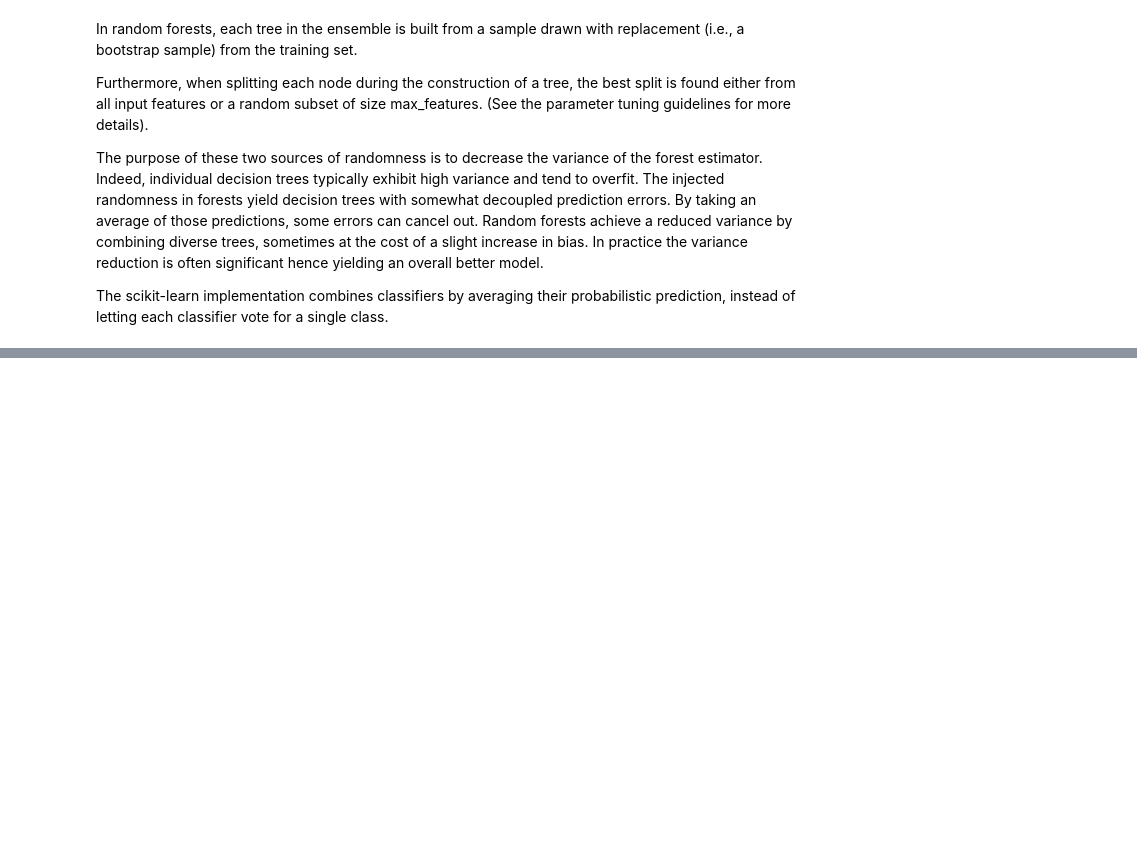
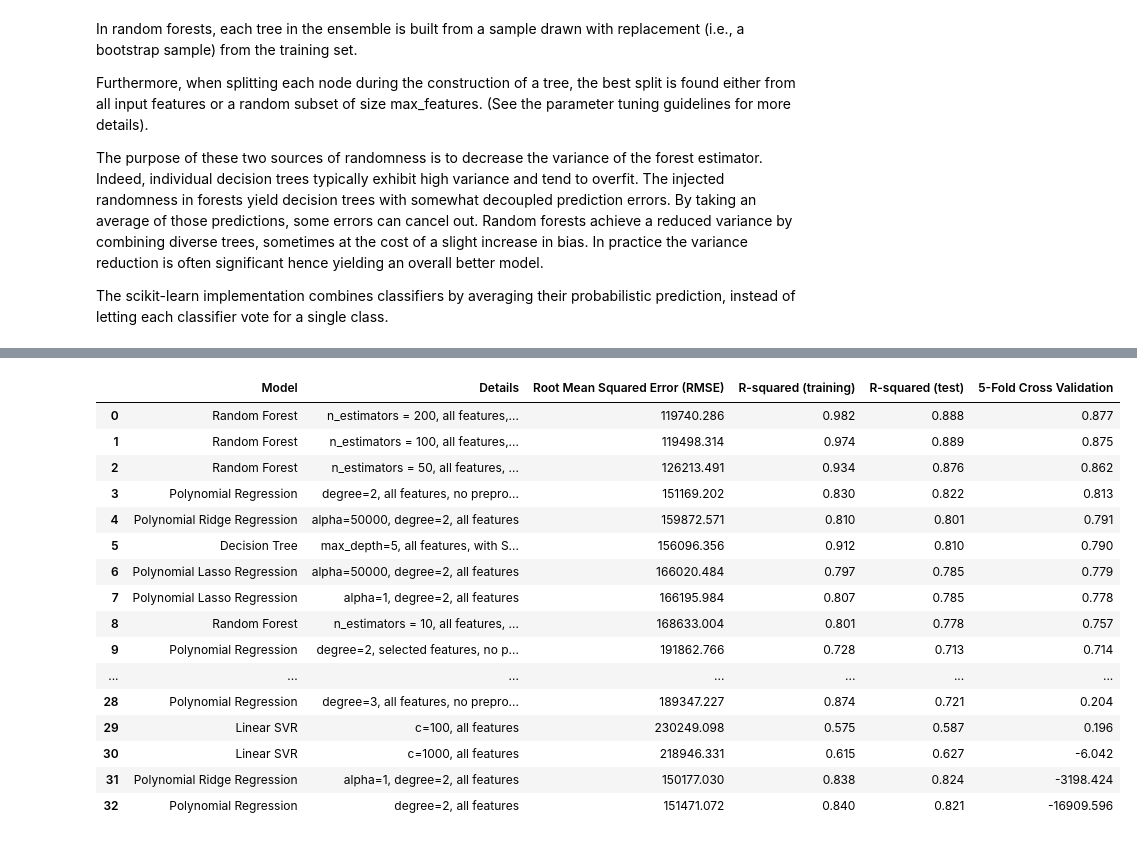
Before and after one commit to omgitsmj24/BOOT_AI_INTERN, a Jupyter notebook: Regression/all_regression_ever.ipynb, the cells around one changed output, grey strips where cells are left out. Saved outputs shown, nothing was run; the diff lists cells and outputs as text; code cells hidden in the pictures; blank space fills up the shorter version.

Commit message:
adaboosting and random forest

```diff
--- a/Regression/all_regression_ever.ipynb
+++ b/Regression/all_regression_ever.ipynb
@@ -283,6 +283,9 @@ def Norm(X_train, X_test):
     X_test.loc[:, 'sqft_living15':'age_rnv'] = mm.fit_transform(X_test.loc[:, 'sqft_living15':'age_rnv'])
 
     return X_train, X_test
+# %%
+X_train, X_test, y_train, y_test = train_test_split(df_dm, target, test_size = 0.2, random_state=3)
+X_train, X_test = Standard(X_train, X_test)
 # %% [markdown]
 # Multiple Regression
 # %% [markdown]
@@ -962,7 +965,7 @@ evaluation_rfr.sort_values(by = '5-Fold Cross Validation', ascending=False)
 | 1 | Decision Tree | max_depth=2, all features, with S... | 191785.978 | 0.756 | 0.713 | 0.697 |
 | 0 | Decision Tree | max_depth=2, all features, with S... | 254578.448 | 0.498 | 0.495 | 0.483 |
 # %%
-final = pd.concat([final, evaluation_rfr], axis = 0)
+final = pd.concat([final, evaluation_dtr], axis = 0)
 final.sort_values(by='5-Fold Cross Validation', ascending=False, inplace=True)
 final.reset_index(inplace=True)
 final=final.iloc[:,1:]
@@ -1068,0 +1005,30 @@ evaluation_rfr.sort_values(by = '5-Fold Cross Validation', ascending=False)
+# %%
+from sklearn.ensemble import RandomForestRegressor
+
+evaluation_rfr = pd.DataFrame({'Model': [],'Details':[],'Root Mean Squared Error (RMSE)':[],'R-squared (training)':[],'R-squared (test)':[], '5-Fold Cross Validation':[]})
+
+def RFR(max_depth: int, n_estimators: int):
+    abr = RandomForestRegressor(n_estimators = n_estimators, max_features=None,criterion = "squared_error", random_state = 1, max_depth=max_depth)
+    abr.fit(X_train[features], y_train)
+    pred = abr.predict(X_test[features])
+
+    rmse = float(format(np.sqrt(metrics.mean_squared_error(y_test,pred)),'.3f'))
+    rtrk = float(format(abr.score(X_train[features],y_train),'.3f'))
+    rtek = float(format(abr.score(X_test[features],y_test),'.3f'))
+    cv = float(format(cross_val_score(abr,df_dm[features],target,cv=5).mean(),'.3f'))
+
+    return rmse, rtrk, rtek, cv
+
+rmsedtr, rtrkdtr, rtekdtrr, cv = RFR(5,10)
+rmsedtr1, rtrkdtr1, rtekdtr1, cv1 = RFR(10,50)
+rmsedtr2, rtrkdtr2, rtekdtr2, cv2 = RFR(15,100)
+rmsedtr3, rtrkdtr3, rtekdtr3, cv3 = RFR(20,200)
+
+r = evaluation_rfr.shape[0]
+
+evaluation_rfr.loc[r] = ['Decision Tree','n_estimators = 10, all features, max_depth=5',rmsedtr,rtrkdtr,rtekdtr,cv]
+evaluation_rfr.loc[r+1] = ['Decision Tree','n_estimators = 50, all features, max_depth=10',rmsedtr1,rtrkdtr1,rtekdtr1,cv1]
+evaluation_rfr.loc[r+2] = ['Decision Tree','n_estimators = 100, all features, max_depth=15',rmsedtr2,rtrkdtr2,rtekdtr2,cv2]
+evaluation_rfr.loc[r+3] = ['Decision Tree','n_estimators = 200, all features, max_depth=20',rmsedtr3,rtrkdtr3,rtekdtr3,cv3]
+
+evaluation_rfr.sort_values(by = '5-Fold Cross Validation', ascending=False)
@@ -1068,0 +1041,24 @@ evaluation_rfr.sort_values(by = '5-Fold Cross Validation', ascending=False)
+# %%
+final = pd.concat([final, evaluation_rfr], axis = 0)
+final.sort_values(by='5-Fold Cross Validation', ascending=False, inplace=True)
+final.reset_index(inplace=True)
+final=final.iloc[:,1:]
+final
+# %% [output]
+|  | Model | Details | Root Mean Squared Error (RMSE) | R-squared (training) | R-squared (test) | 5-Fold Cross Validation |
+| 0 | Random Forest | n_estimators = 200, all features,... | 119740.286 | 0.982 | 0.888 | 0.877 |
+| 1 | Random Forest | n_estimators = 100, all features,... | 119498.314 | 0.974 | 0.889 | 0.875 |
+| 2 | Random Forest | n_estimators = 50, all features, ... | 126213.491 | 0.934 | 0.876 | 0.862 |
+| 3 | Polynomial Regression | degree=2, all features, no prepro... | 151169.202 | 0.830 | 0.822 | 0.813 |
+| 4 | Polynomial Ridge Regression | alpha=50000, degree=2, all features | 159872.571 | 0.810 | 0.801 | 0.791 |
+| 5 | Decision Tree | max_depth=5, all features, with S... | 156096.356 | 0.912 | 0.810 | 0.790 |
+| 6 | Polynomial Lasso Regression | alpha=50000, degree=2, all features | 166020.484 | 0.797 | 0.785 | 0.779 |
+| 7 | Polynomial Lasso Regression | alpha=1, degree=2, all features | 166195.984 | 0.807 | 0.785 | 0.778 |
+| 8 | Random Forest | n_estimators = 10, all features, ... | 168633.004 | 0.801 | 0.778 | 0.757 |
+| 9 | Polynomial Regression | degree=2, selected features, no p... | 191862.766 | 0.728 | 0.713 | 0.714 |
+| ... | ... | ... | ... | ... | ... | ... |
+| 28 | Polynomial Regression | degree=3, all features, no prepro... | 189347.227 | 0.874 | 0.721 | 0.204 |
+| 29 | Linear SVR | c=100, all features | 230249.098 | 0.575 | 0.587 | 0.196 |
+| 30 | Linear SVR | c=1000, all features | 218946.331 | 0.615 | 0.627 | -6.042 |
+| 31 | Polynomial Ridge Regression | alpha=1, degree=2, all features | 150177.030 | 0.838 | 0.824 | -3198.424 |
+| 32 | Polynomial Regression | degree=2, all features | 151471.072 | 0.840 | 0.821 | -16909.596 |
```
Also changed, not shown: parts of 10 cells of this notebook.
